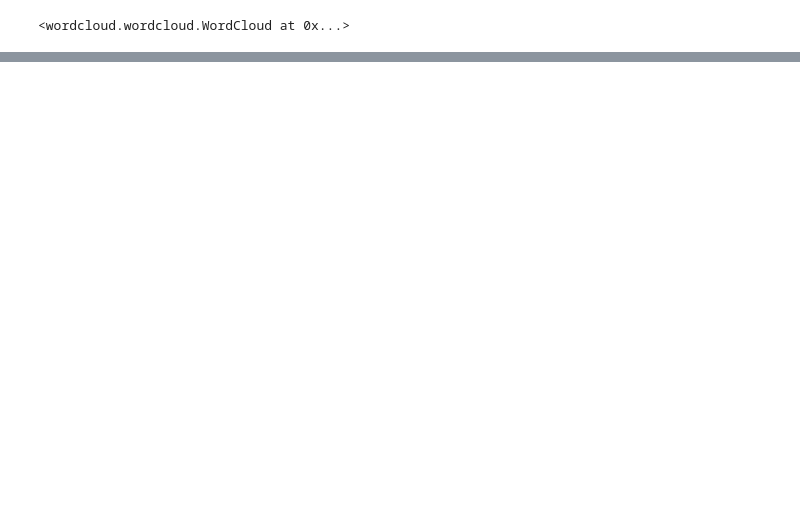
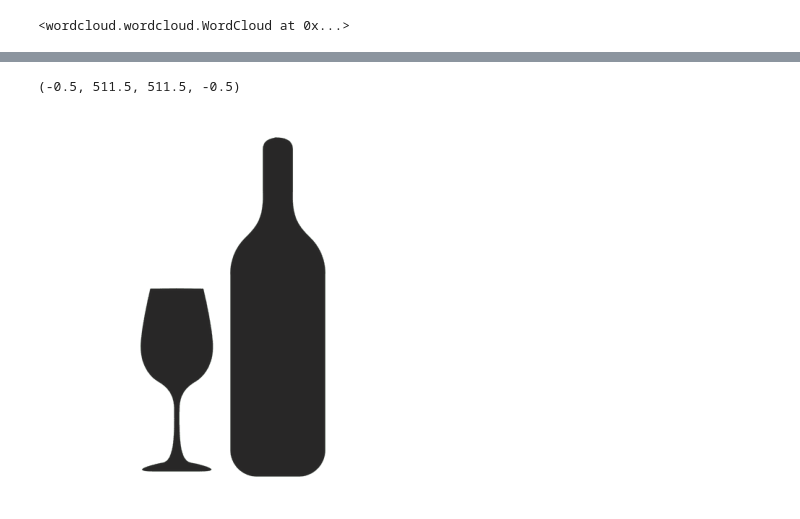
Before and after one commit to system-rowb/Data-Portfolio, a Jupyter notebook: Visualization/Wordcloud/Generating_wordclouds_in_python.ipynb, the cells around one changed output, grey strips where cells are left out. Saved outputs shown, nothing was run; the diff lists cells and outputs as text; code cells hidden in the pictures; blank space fills up the shorter version.

```diff
--- a/Visualization/Wordcloud/Generating_wordclouds_in_python.ipynb
+++ b/Visualization/Wordcloud/Generating_wordclouds_in_python.ipynb
@@ -178,0 +208,9 @@ wordcloud.to_file('img/first_review.png')
+# %%
+wine_mask = np.array(Image.open("img/wine_mask.png"))
+# %%
+# Show the image
+plt.imshow(wine_mask)
+plt.axis("off")
+# %% [output]
+(-0.5, 511.5, 511.5, -0.5)
+[figure, added]
```
Also changed, not shown: parts of 12 cells of this notebook, 1 other file.
